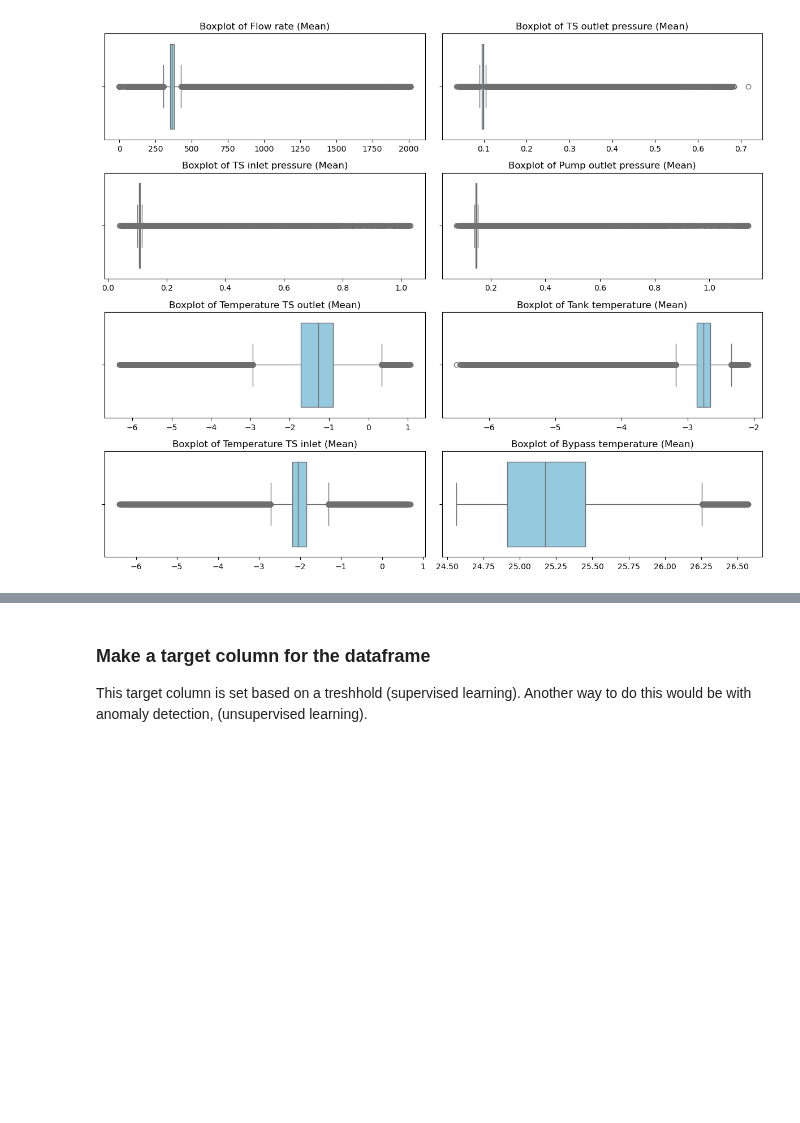
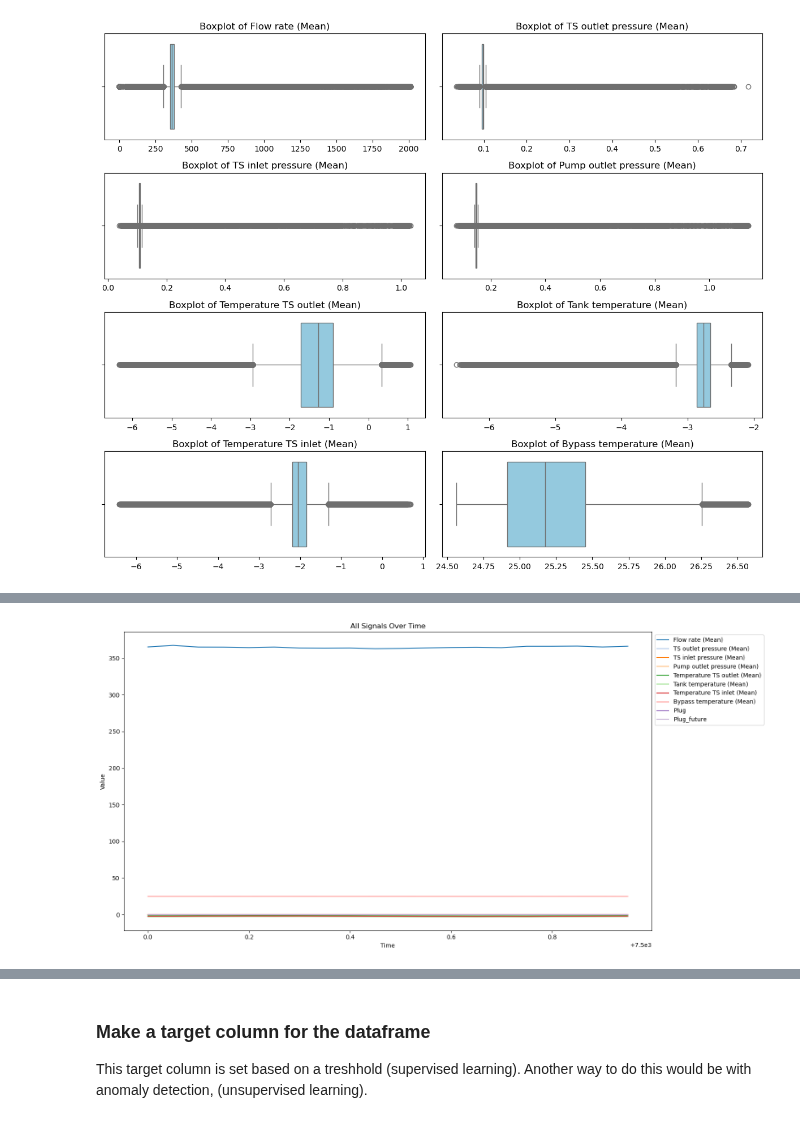
Before and after one commit to KaroGil/master_plug_prediction, a Jupyter notebook: notebooks/data_exploration.ipynb, the cells around one changed output, grey strips where cells are left out. Cells and saved outputs as stored; diff of their text form; code cells hidden in the pictures; blank space fills up the shorter version.

```diff
--- a/notebooks/data_exploration.ipynb
+++ b/notebooks/data_exploration.ipynb
@@ -129,3 +123,8 @@ dv.plot_flow_pressure_drop_temp(df_data1)
+# %%
+# visualize smaller time frame
+dv.plot_flow_pressure_drop_temp(df_data1, start_time="7500", end_time="7501")
+# %% [output]
+[figure, added]
 # %%
 dv.visualize_flow_rate(df_data1)
 # %% [output]
```
Also changed, not shown: parts of 22 cells of this notebook, 3 other files.
